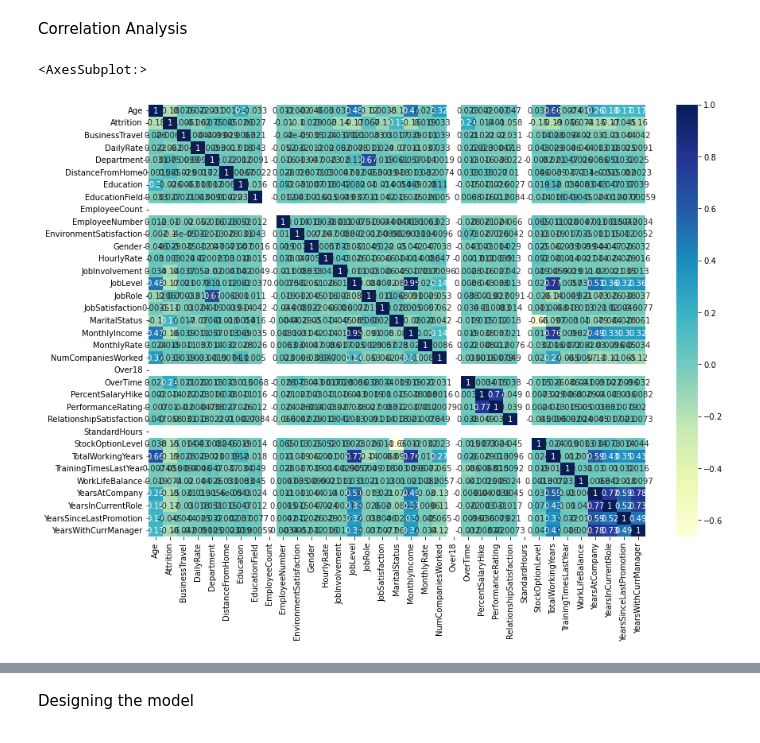
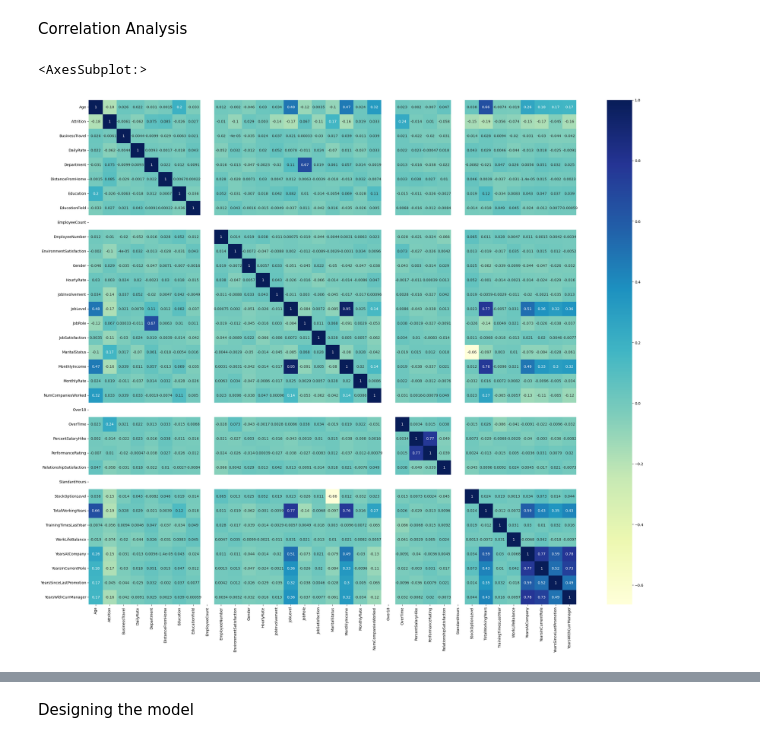
Before and after one commit to ksramalakshmi/AttritionAnalysisSoftware, a Jupyter notebook: attrition_prediction_model.ipynb, the cells around one changed output, grey strips where cells are left out. Drawn from its saved outputs; the diff is of its cells as text; code cells hidden in the pictures.

```diff
--- a/attrition_prediction_model.ipynb
+++ b/attrition_prediction_model.ipynb
@@ -227,11 +240,11 @@ df.head(5)
 # %% [markdown]
 Correlation Analysis
 # %%
-plt.figure(figsize = (14,10))
+plt.figure(figsize = (30,25))
 sns.heatmap(df.corr() , annot = True , cmap = "YlGnBu")
 # %% [output]
 <AxesSubplot:>
-[figure, old version]
+[figure, new version]
 # %%
 round(abs(df.corr()['Attrition']*100).sort_values(ascending=False), 2)
 # %% [output]
```
Also changed, not shown: parts of 29 cells of this notebook.
